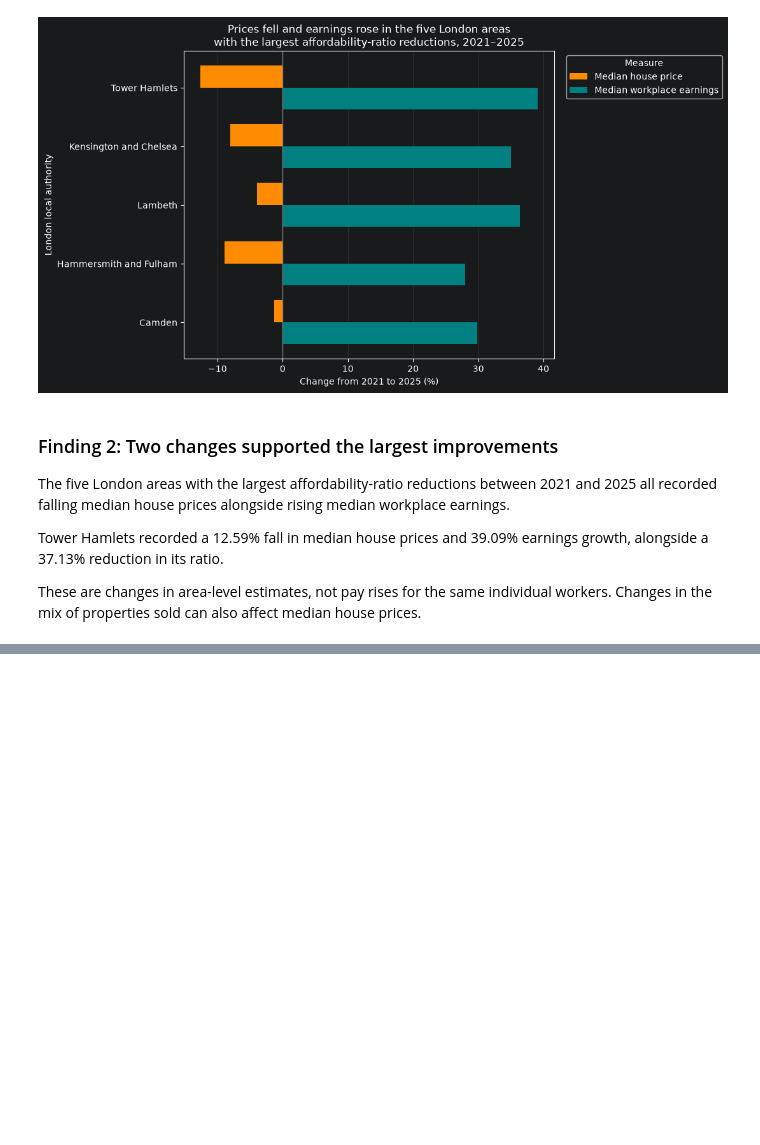
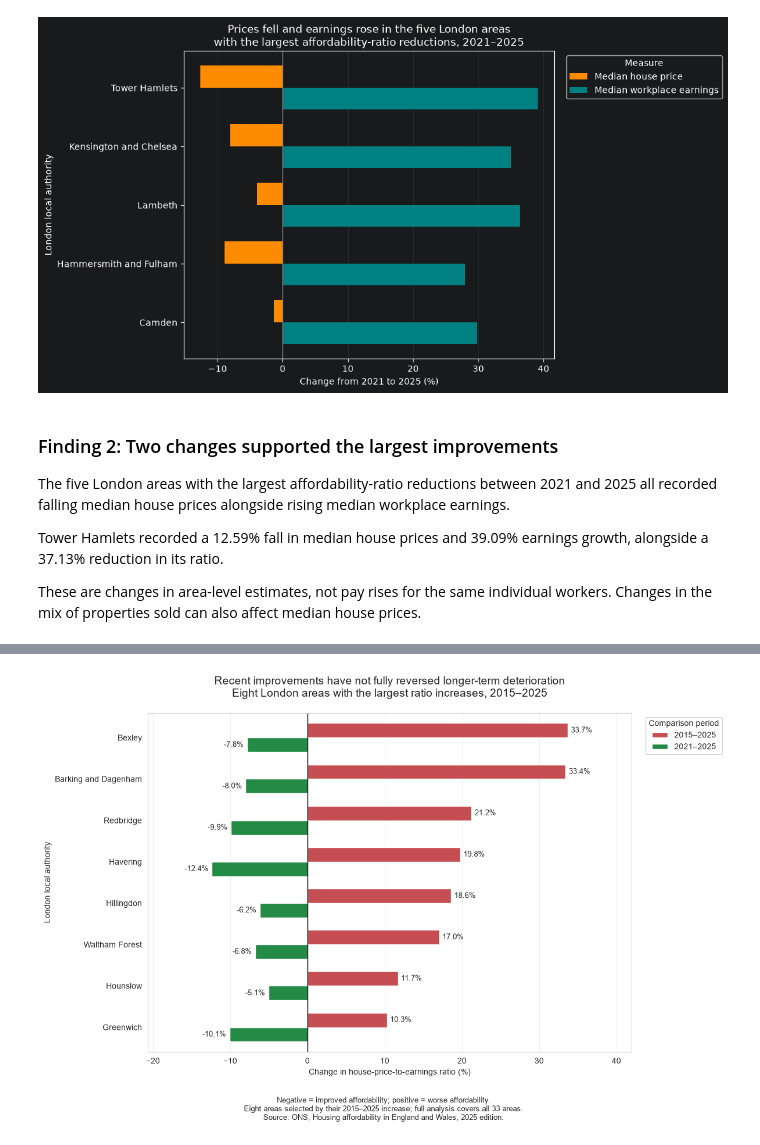
Before and after one commit to mayanaise/london-housing-affordability, a Jupyter notebook: london-housing-affordability.ipynb, the cells around one changed output, grey strips where cells are left out. Drawn from its saved outputs; the diff is of its cells as text; code cells hidden in the pictures; blank space fills up the shorter version.

```diff
--- a/london-housing-affordability.ipynb
+++ b/london-housing-affordability.ipynb
@@ -702,0 +1126,64 @@ can also affect median house prices.
+# %%
+import matplotlib.pyplot as plt
+import seaborn as sns
+
+# Choose the eight areas with the largest deterioration since 2015
+chart_data = (
+    long_term_changes
+    .sort_values("change_2015_2025_pct", ascending=False)
+    .head(8)
+    [["change_2015_2025_pct", "change_2021_2025_pct"]]
+    .rename(columns={
+        "change_2015_2025_pct": "2015–2025",
+        "change_2021_2025_pct": "2021–2025"
+    })
+)
+
+with sns.axes_style("whitegrid"):
+    fig, ax = plt.subplots(figsize=(12, 8), facecolor="white")
+
+    chart_data.plot.barh(
+        ax=ax,
+        color=["#c44e52", "#238b45"],
+        width=0.7
+    )
+
+    ax.invert_yaxis()
+    ax.axvline(0, color="black", linewidth=1)
+
+    for container in ax.containers:
+        ax.bar_label(container, fmt="%.1f%%", padding=4, fontsize=9)
+
+    ax.set_title(
+        "Recent improvements have not fully reversed longer-term deterioration\n"
+        "Eight London areas with the largest ratio increases, 2015–2025",
+        fontsize=14,
+        pad=20
+    )
+
+    ax.set_xlabel("Change in house-price-to-earnings ratio (%)")
+    ax.set_ylabel("London local authority")
+
+    ax.legend(
+        title="Comparison period",
+        bbox_to_anchor=(1.02, 1),
+        loc="upper left"
+    )
+
+    ax.grid(axis="y", visible=False)
+    ax.set_axisbelow(True)
+    ax.margins(x=0.18)
+
+    fig.text(
+        0.5, 0.025,
+        "Negative = improved affordability; positive = worse affordability.\n"
+        "Eight areas selected by their 2015–2025 increase; full analysis covers all 33 areas.\n"
+        "Source: ONS, Housing affordability in England and Wales, 2025 edition.",
+        ha="center",
+        fontsize=9
+    )
+
+    plt.tight_layout(rect=[0, 0.10, 1, 1])
+    plt.show()
+# %% [output]
+[figure, added]
```
Also changed, not shown: parts of 13 cells of this notebook.
